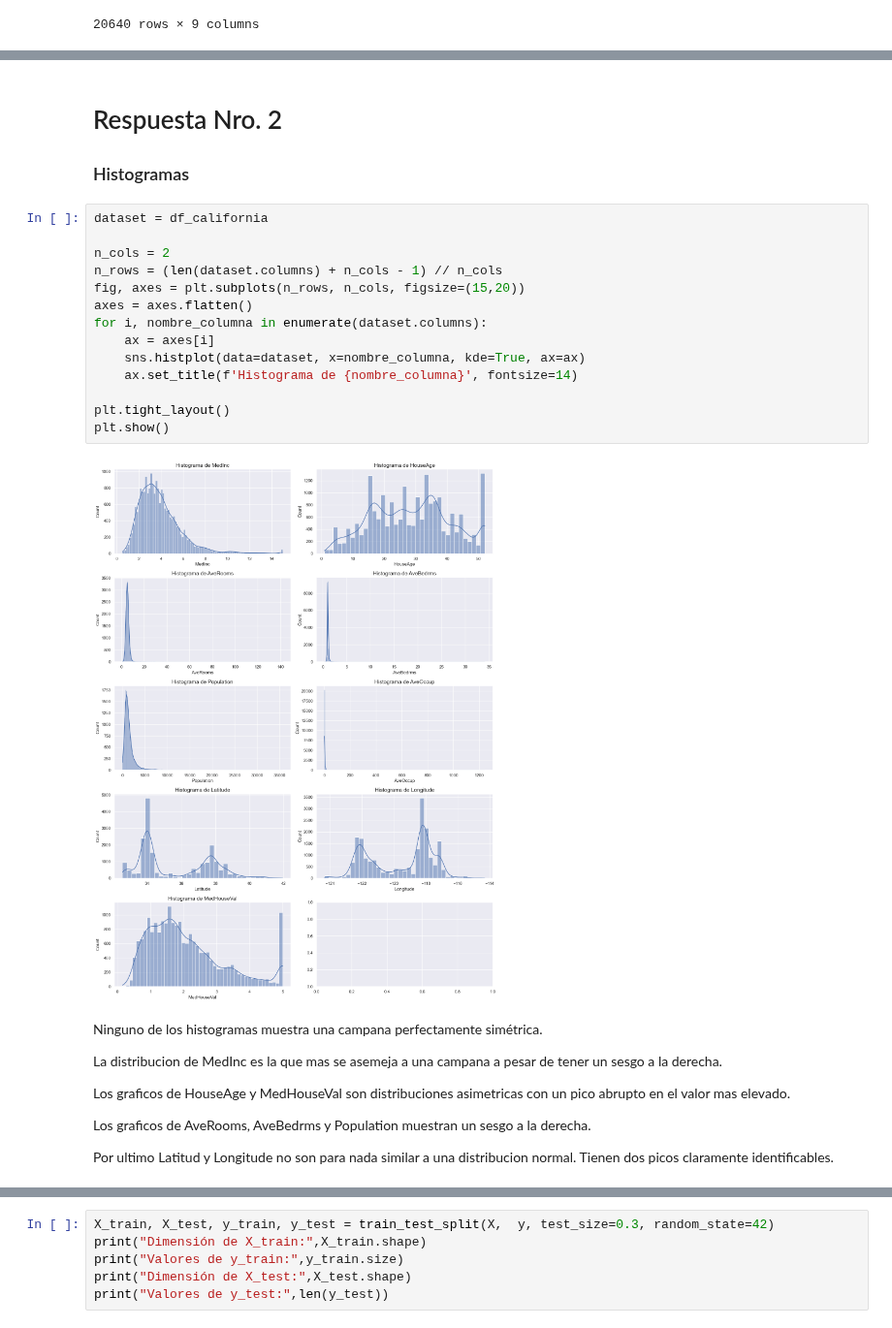
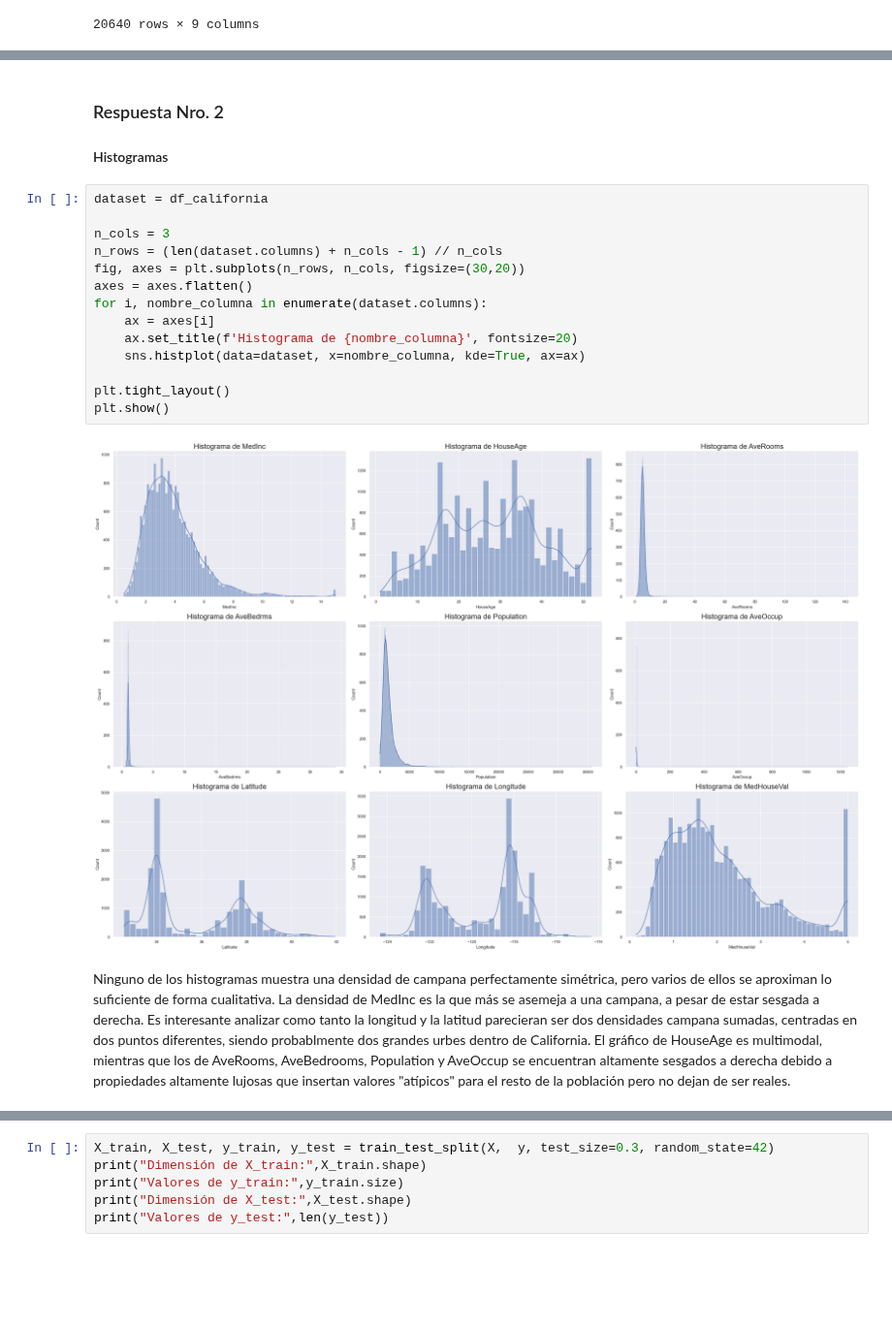
Before and after one commit to amaglione/CEIA-Regresion, a Jupyter notebook: tp2-regresion.ipynb, the cells around one changed output, grey strips where cells are left out. Shown at 97% size. Saved outputs shown, nothing was run; the diff lists cells and outputs as text; blank space fills up the shorter version.

```diff
--- a/tp2-regresion.ipynb
+++ b/tp2-regresion.ipynb
@@ -125,31 +128,23 @@ A partir del mapa de calor vemos la siguiente relacion entre los atributos y el
 # %% [markdown]
-# Respuesta Nro. 2 #
+### Respuesta Nro. 2 #
 
-### Histogramas ###
+#### Histogramas ###
 # %%
 dataset = df_california
 
-n_cols = 2
+n_cols = 3
 n_rows = (len(dataset.columns) + n_cols - 1) // n_cols
-fig, axes = plt.subplots(n_rows, n_cols, figsize=(15,20))
+fig, axes = plt.subplots(n_rows, n_cols, figsize=(30,20))
 axes = axes.flatten()
 for i, nombre_columna in enumerate(dataset.columns):
     ax = axes[i]
+    ax.set_title(f'Histograma de {nombre_columna}', fontsize=20)
     sns.histplot(data=dataset, x=nombre_columna, kde=True, ax=ax)
-    ax.set_title(f'Histograma de {nombre_columna}', fontsize=14)
 
 plt.tight_layout()
 plt.show()
 # %% [output]
-[figure, old version]
+[figure, new version]
 # %% [markdown]
-Ninguno de los histogramas muestra una campana perfectamente simétrica.
-
-La distribucion de MedInc es la que mas se asemeja a una campana a pesar de tener un sesgo a la derecha.
-
-Los graficos de HouseAge y MedHouseVal son distribuciones asimetricas con un pico abrupto en el valor mas elevado.
-
-Los graficos de AveRooms, AveBedrms y Population muestran un sesgo a la derecha.
-
-Por ultimo Latitud y Longitude no son para nada similar a una distribucion normal. Tienen dos picos claramente identificables.
+Ninguno de los histogramas muestra una densidad de campana perfectamente simétrica, pero varios de ellos se aproximan lo suficiente de forma cualitativa. La densidad de MedInc es la que más se asemeja a una campana, a pesar de estar sesgada a derecha. Es interesante analizar como tanto la longitud y la latitud parecieran ser dos densidades campana sumadas, centradas en dos puntos diferentes, siendo probablmente dos grandes urbes dentro de California. El gráfico de HouseAge es multimodal, mientras que los de AveRooms, AveBedrooms, Population y AveOccup se encuentran altamente sesgados a derecha debido a propiedades altamente lujosas que insertan valores "atípicos" para el resto de la población pero no dejan de ser reales.
 # %% [markdown]
```
Also changed, not shown: parts of 12 cells of this notebook.
